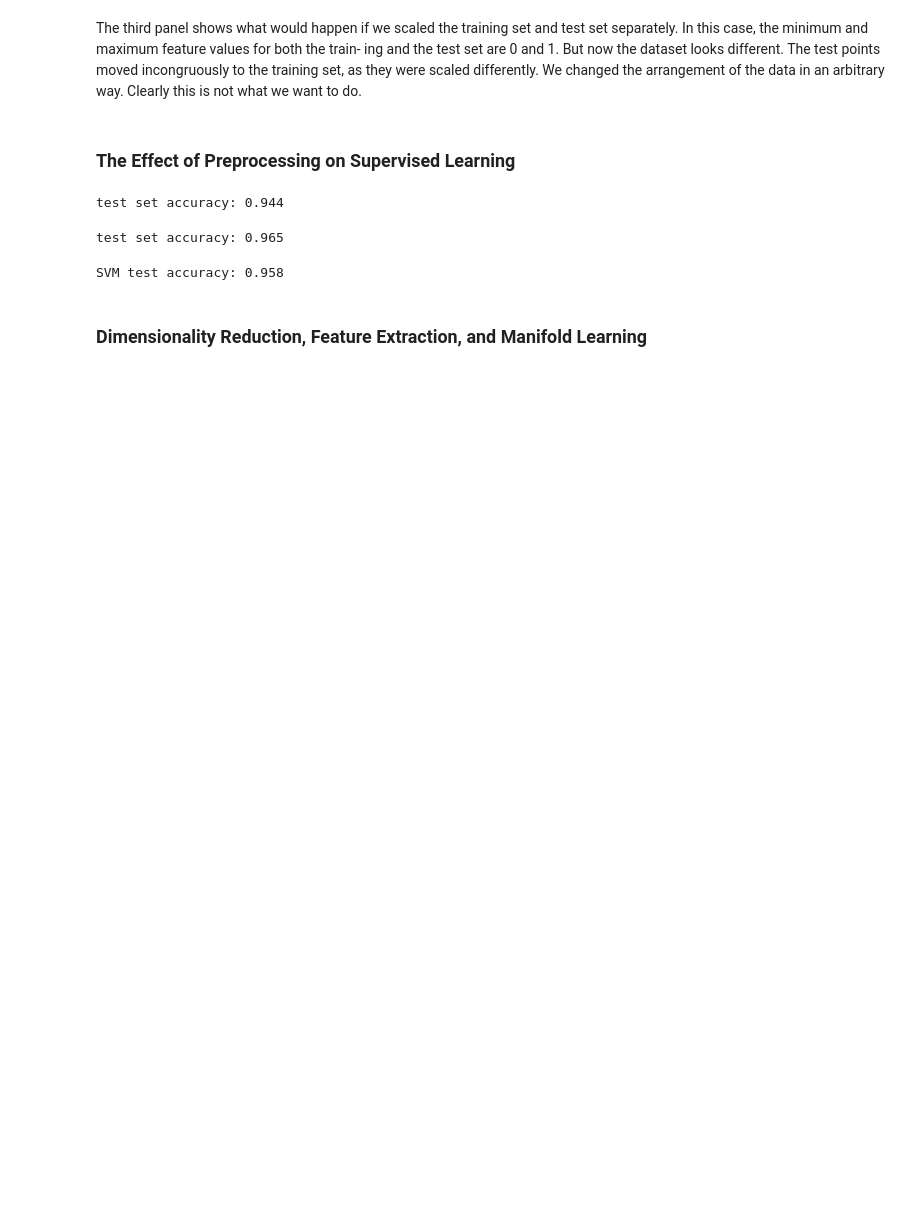
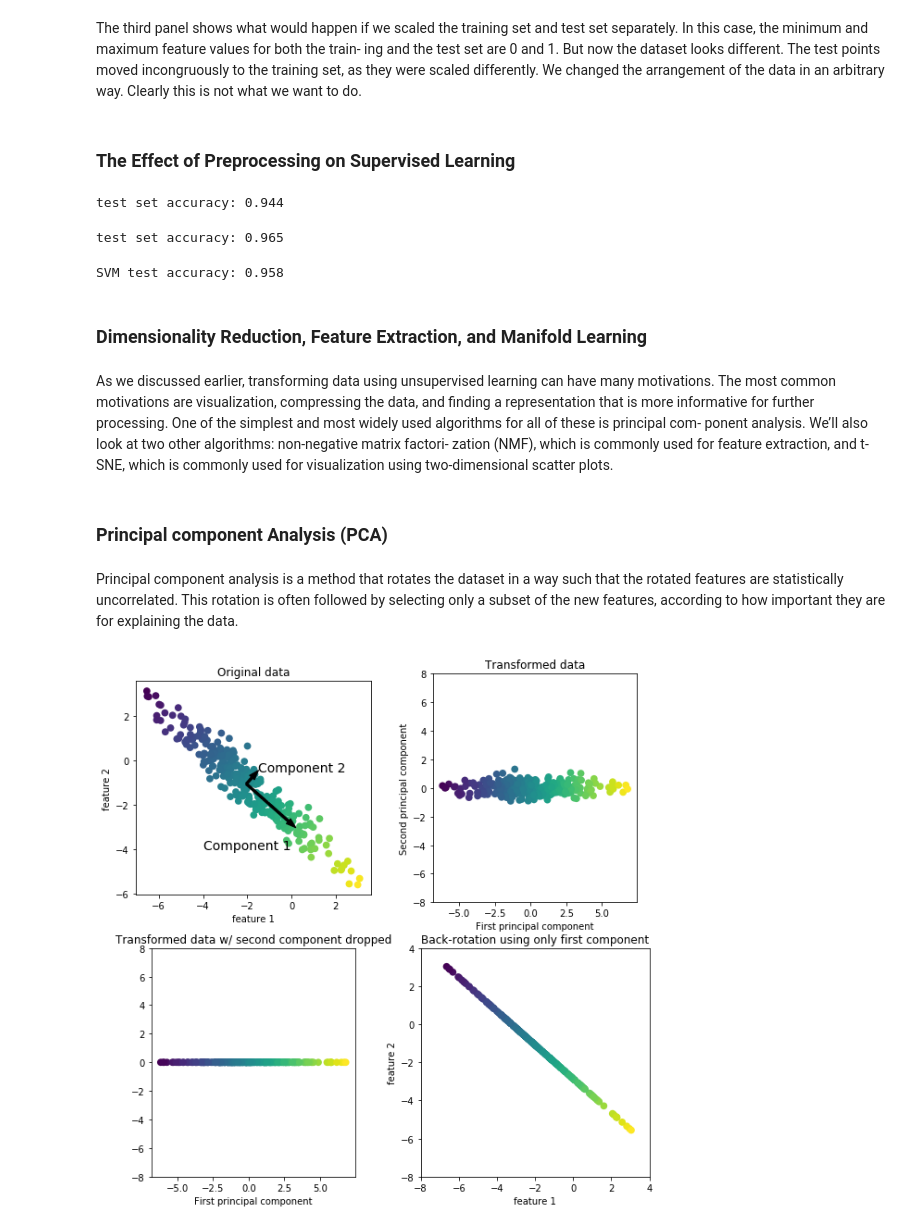
Before and after one commit to cmarsa/imlwp, a Jupyter notebook: 03_unsupervised_learning_and_preprocessing.ipynb, the cells around one changed output. Drawn from its saved outputs; the diff is of its cells as text; code cells hidden in the pictures; blank space fills up the shorter version.

```diff
--- a/03_unsupervised_learning_and_preprocessing.ipynb
+++ b/03_unsupervised_learning_and_preprocessing.ipynb
@@ -278,3 +283,22 @@ print(f'SVM test accuracy: {svm.score(X_test_scaled, y_test):.3f}')
 SVM test accuracy: 0.958
 # %% [markdown]
 ### __Dimensionality Reduction, Feature Extraction, and Manifold Learning__
+# %% [markdown]
+As we discussed earlier, transforming data using unsupervised learning can have
+many motivations. The most common motivations are visualization, compressing the
+data, and finding a representation that is more informative for further processing.
+One of the simplest and most widely used algorithms for all of these is principal com‐
+ponent analysis. We’ll also look at two other algorithms: non-negative matrix factori‐
+zation (NMF), which is commonly used for feature extraction, and t-SNE, which is
+commonly used for visualization using two-dimensional scatter plots.
+# %% [markdown]
+### __Principal component Analysis (PCA)__
+# %% [markdown]
+Principal component analysis is a method that rotates the dataset in a way such that
+the rotated features are statistically uncorrelated. This rotation is often followed by
+selecting only a subset of the new features, according to how important they are for
+explaining the data.
+# %%
+mglearn.plots.plot_pca_illustration()
+# %% [output]
+[figure, added]
```
Also changed, not shown: parts of 39 cells of this notebook.
